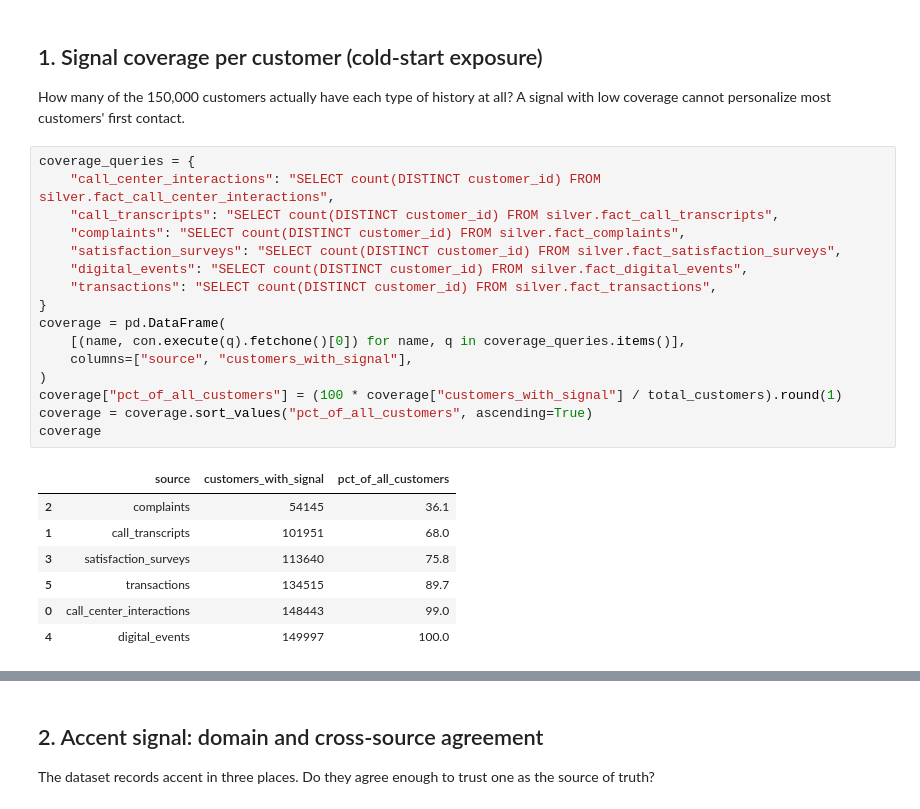
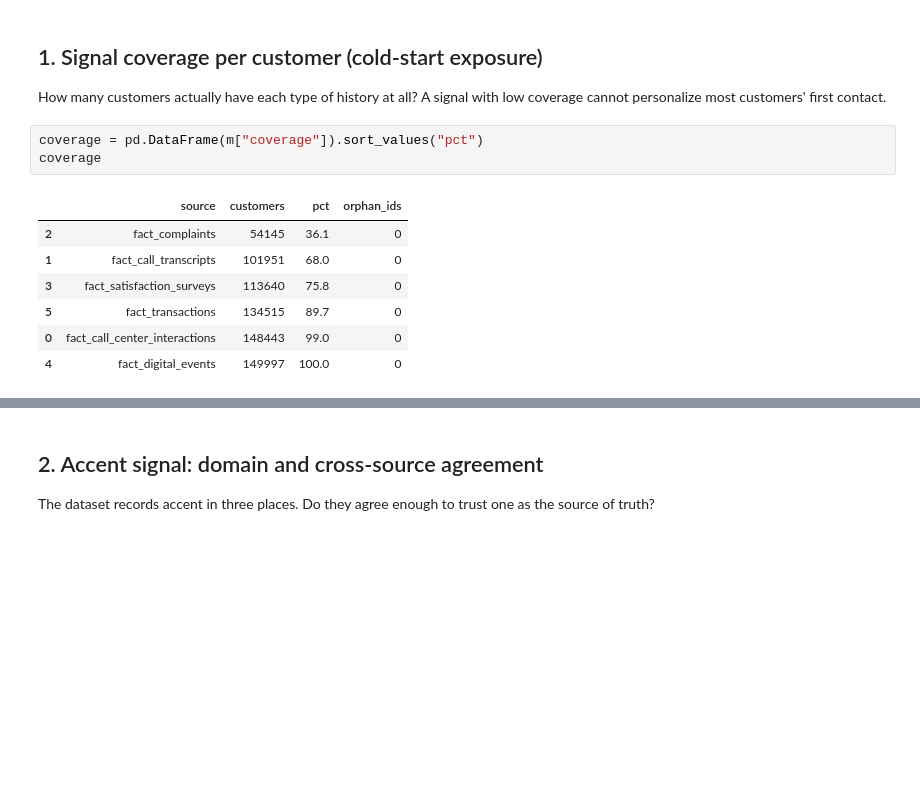
Before and after one commit to LucasTramonte/Factored-Hackathon-2026-ArabicaAI, a Jupyter notebook: data_profiles/personalization_profile/personalization_analysis.ipynb, the cells around one changed output, grey strips where cells are left out. Cells and saved outputs as stored; diff of their text form; blank space fills up the shorter version.

```diff
--- a/data_profiles/personalization_profile/personalization_analysis.ipynb
+++ b/data_profiles/personalization_profile/personalization_analysis.ipynb
@@ -47,30 +60,17 @@ Total customers: 150,000
 # %% [markdown]
 ## 1. Signal coverage per customer (cold-start exposure)
 
-How many of the 150,000 customers actually have each type of history at all? A signal with low coverage cannot personalize most customers' first contact.
+How many customers actually have each type of history at all? A signal with low coverage cannot personalize most customers' first contact.
-# %%
-coverage_queries = {
-    "call_center_interactions": "SELECT count(DISTINCT customer_id) FROM silver.fact_call_center_interactions",
-    "call_transcripts": "SELECT count(DISTINCT customer_id) FROM silver.fact_call_transcripts",
-    "complaints": "SELECT count(DISTINCT customer_id) FROM silver.fact_complaints",
-    "satisfaction_surveys": "SELECT count(DISTINCT customer_id) FROM silver.fact_satisfaction_surveys",
-    "digital_events": "SELECT count(DISTINCT customer_id) FROM silver.fact_digital_events",
-    "transactions": "SELECT count(DISTINCT customer_id) FROM silver.fact_transactions",
-}
-coverage = pd.DataFrame(
-    [(name, con.execute(q).fetchone()[0]) for name, q in coverage_queries.items()],
-    columns=["source", "customers_with_signal"],
-)
-coverage["pct_of_all_customers"] = (100 * coverage["customers_with_signal"] / total_customers).round(1)
-coverage = coverage.sort_values("pct_of_all_customers", ascending=True)
-coverage
-# %% [output]
-|  | source | customers_with_signal | pct_of_all_customers |
-| 2 | complaints | 54145 | 36.1 |
-| 1 | call_transcripts | 101951 | 68.0 |
-| 3 | satisfaction_surveys | 113640 | 75.8 |
-| 5 | transactions | 134515 | 89.7 |
-| 0 | call_center_interactions | 148443 | 99.0 |
-| 4 | digital_events | 149997 | 100.0 |
+# %%
+coverage = pd.DataFrame(m["coverage"]).sort_values("pct")
+coverage
+# %% [output]
+|  | source | customers | pct | orphan_ids |
+| 2 | fact_complaints | 54145 | 36.1 | 0 |
+| 1 | fact_call_transcripts | 101951 | 68.0 | 0 |
+| 3 | fact_satisfaction_surveys | 113640 | 75.8 | 0 |
+| 5 | fact_transactions | 134515 | 89.7 | 0 |
+| 0 | fact_call_center_interactions | 148443 | 99.0 | 0 |
+| 4 | fact_digital_events | 149997 | 100.0 | 0 |
 # %%
 fig, ax = plt.subplots(figsize=(7, 4))
```
Also changed, not shown: parts of 39 cells of this notebook, 9 other files.
